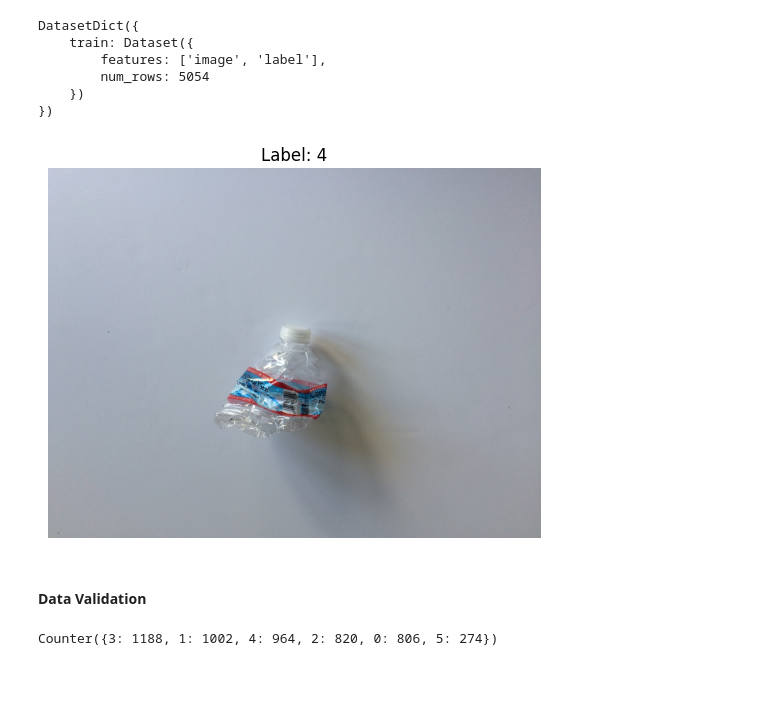
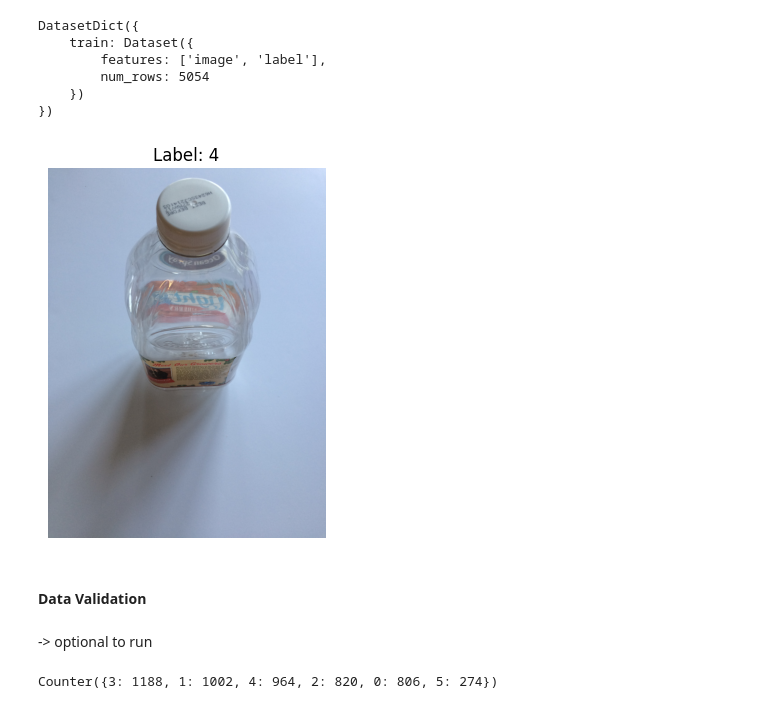
Before and after one commit to Chronostasiss/trash_classification, a Jupyter notebook: notebooks/trash_classification.ipynb, the cells around one changed output. Drawn from its saved outputs; the diff is of its cells as text; code cells hidden in the pictures; blank space fills up the shorter version.

```diff
--- a/notebooks/trash_classification.ipynb
+++ b/notebooks/trash_classification.ipynb
@@ -56,17 +98,19 @@ DatasetDict({
     })
 })
 # %%
-sample_img = ds['train'][2000]['image']
-sample_label = ds['train'][2000]['label']
+sample_img = ds['train'][2005]['image']
+sample_label = ds['train'][2005]['label']
+
+plt.imshow(sample_img)
+plt.title(f"Label: {sample_label}")
+plt.axis('off')
+plt.show()
+# %% [output]
+[figure, added]
-# %%
-plt.imshow(sample_img)
-plt.title(f"Label: {sample_label}")
-plt.axis('off')
-plt.show()
-# %% [output]
-[figure, removed]
 # %% [markdown]
 #### Data Validation
+# %% [markdown]
+-> optional to run
 # %%
 labels = [data['label'] for data in ds['train']]
 # %%
```
Also changed, not shown: parts of 40 cells of this notebook, 1 other file.
